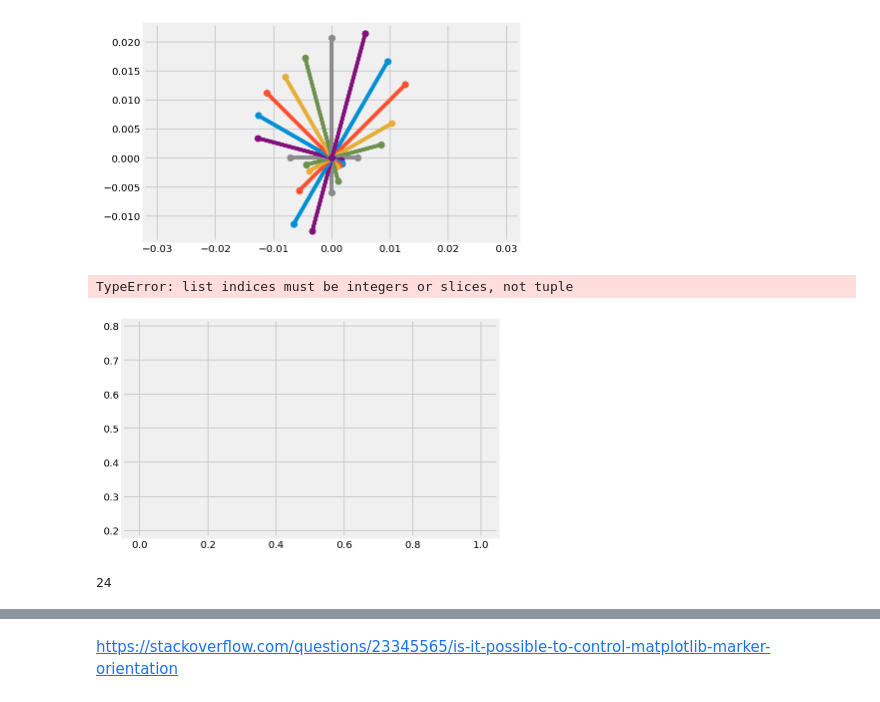
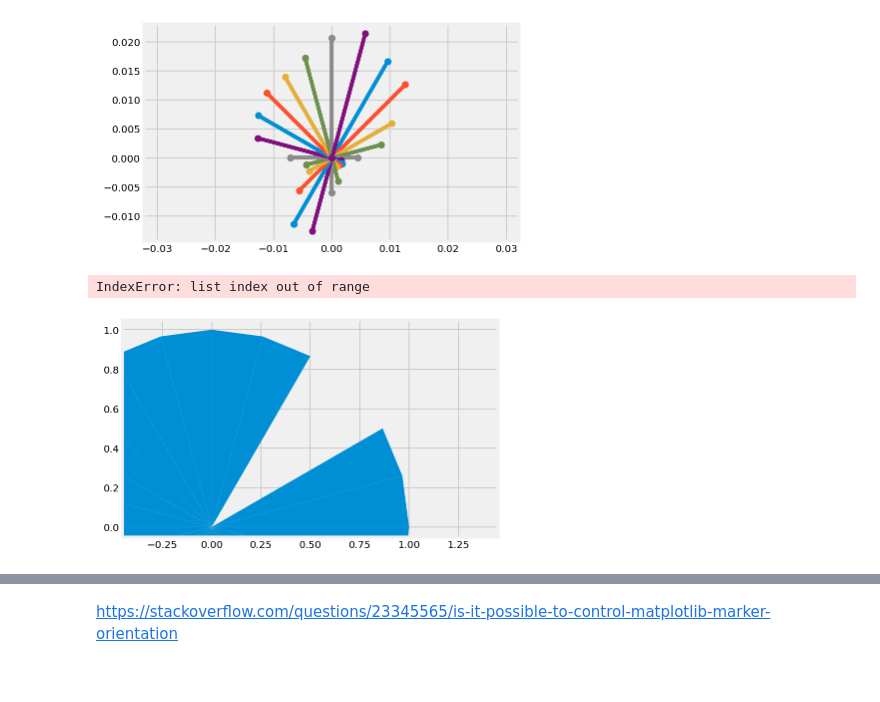
Before and after one commit to MaartenKool/CookBooks, a Jupyter notebook: cyclical.ipynb, the cells around one changed output, grey strips where cells are left out. Drawn from its saved outputs; the diff is of its cells as text; code cells hidden in the pictures.

```diff
--- a/cyclical.ipynb
+++ b/cyclical.ipynb
@@ -301,17 +301,13 @@ hrcycle.append(1)
 # %%
 plt.figure()
 plt.axis('equal')
-for i in hrcycle[1,24]:
-    t1 = plt.Polygon(((df['hr_sin'][i], df['hr_cos'][i]),\
-                 (df['hr_sin'][i+1], df['hr_cos'][i+1]),\
+for i in hrcycle[1:24]:
+    t1 = plt.Polygon(((df['hr_sin'][hrcycle[i]], df['hr_cos'][hrcycle[i]]),\
+                 (df['hr_sin'][hrcycle[i+1]], df['hr_cos'][hrcycle[i+1]]),\
                  (0,0)))
     plt.gca().add_patch(t1)
 
 plt.show()
 # %% [output]
-TypeError: list indices must be integers or slices, not tuple
+IndexError: list index out of range
-[figure, old version]
+[figure, new version]
-# %%
-hrcycle[24-1]
-# %% [output]
-24
```
Also changed, not shown: parts of 1 cell of this notebook.
